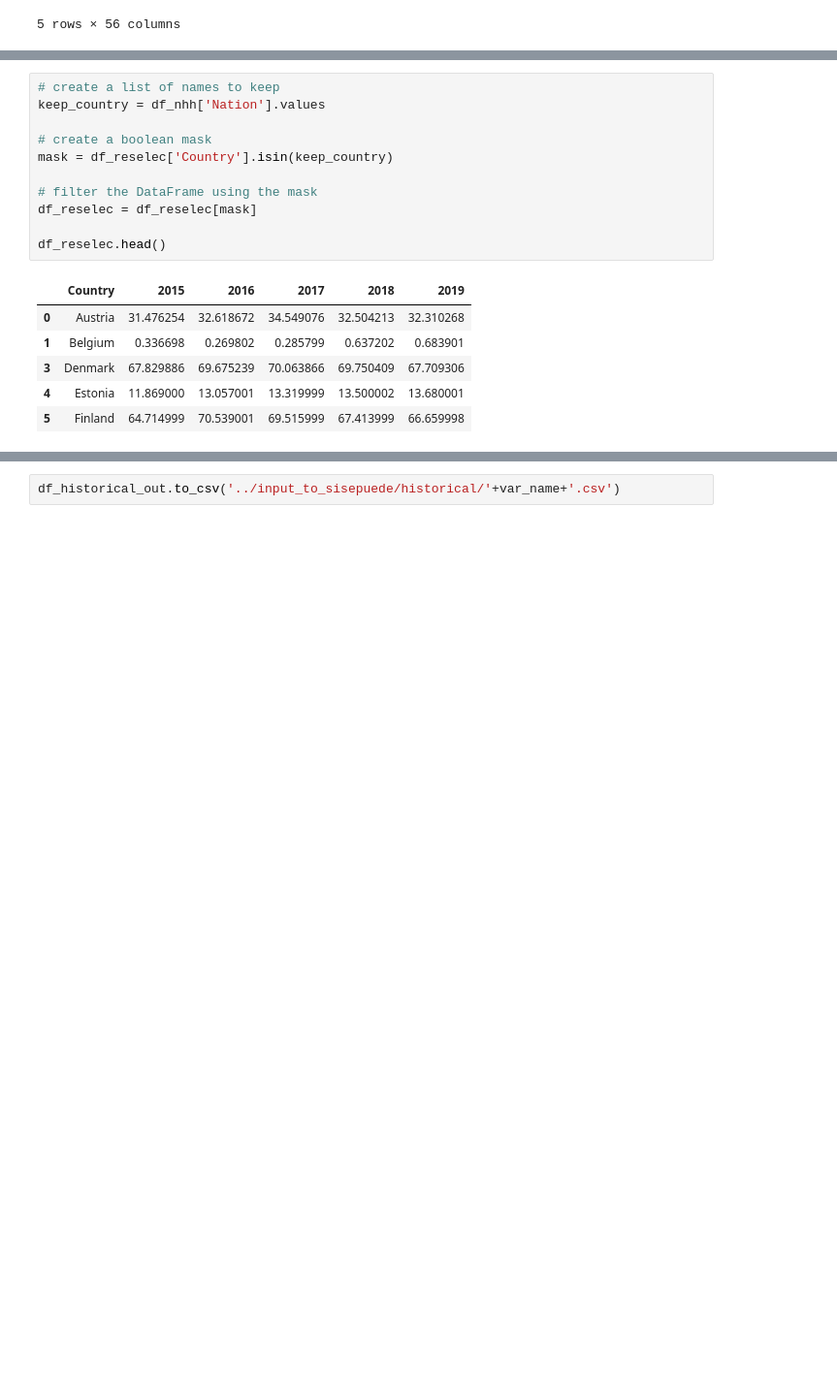
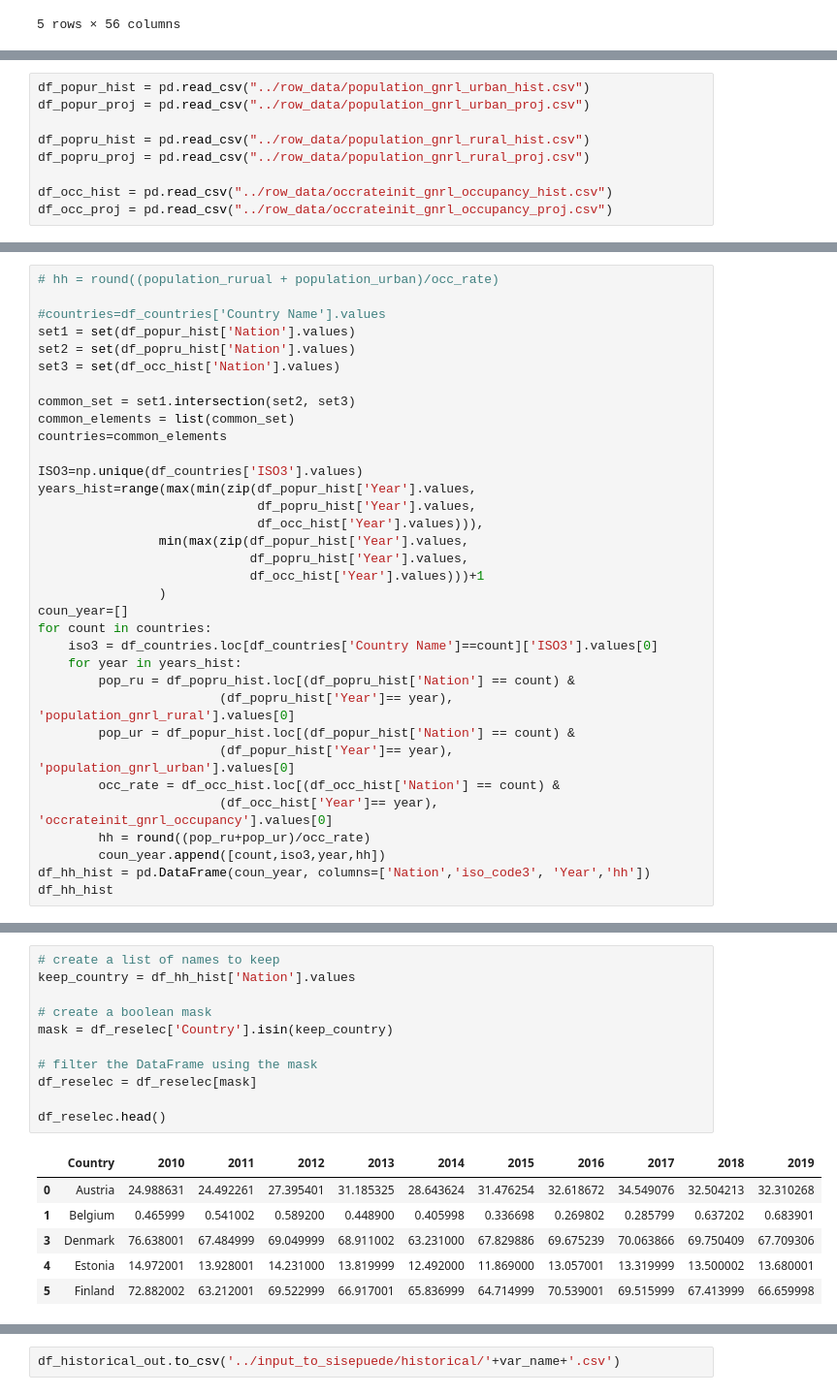
Before and after one commit to milocortes/sisepuede_data, a Jupyter notebook: Energy/consumpinit_scoe_gj_per_hh_residential_heat_energy/src/Process.ipynb, the cells around one changed output, grey strips where cells are left out. Shown at 97% size. Saved outputs shown, nothing was run; the diff lists cells and outputs as text; blank space fills up the shorter version.

```diff
--- a/Energy/consumpinit_scoe_gj_per_hh_residential_heat_energy/src/Process.ipynb
+++ b/Energy/consumpinit_scoe_gj_per_hh_residential_heat_energy/src/Process.ipynb
@@ -77,0 +109,9 @@ df_reselec.head()
+# %%
+df_popur_hist = pd.read_csv("../row_data/population_gnrl_urban_hist.csv")
+df_popur_proj = pd.read_csv("../row_data/population_gnrl_urban_proj.csv")
+
+df_popru_hist = pd.read_csv("../row_data/population_gnrl_rural_hist.csv")
+df_popru_proj = pd.read_csv("../row_data/population_gnrl_rural_proj.csv")
+
+df_occ_hist = pd.read_csv("../row_data/occrateinit_gnrl_occupancy_hist.csv")
+df_occ_proj = pd.read_csv("../row_data/occrateinit_gnrl_occupancy_proj.csv")
@@ -77,0 +132,34 @@ df_reselec.head()
+# %%
+# hh = round((population_rurual + population_urban)/occ_rate)
+
+#countries=df_countries['Country Name'].values
+set1 = set(df_popur_hist['Nation'].values)
+set2 = set(df_popru_hist['Nation'].values)
+set3 = set(df_occ_hist['Nation'].values)
+
+common_set = set1.intersection(set2, set3)
+common_elements = list(common_set)
+countries=common_elements
+
+ISO3=np.unique(df_countries['ISO3'].values)
+years_hist=range(max(min(zip(df_popur_hist['Year'].values,
+                             df_popru_hist['Year'].values,
+                             df_occ_hist['Year'].values))),
+                min(max(zip(df_popur_hist['Year'].values,
+                            df_popru_hist['Year'].values,
+                            df_occ_hist['Year'].values)))+1
+                )
+coun_year=[]
+for count in countries:
+    iso3 = df_countries.loc[df_countries['Country Name']==count]['ISO3'].values[0]
+    for year in years_hist:
+        pop_ru = df_popru_hist.loc[(df_popru_hist['Nation'] == count) &
+                        (df_popru_hist['Year']== year), 'population_gnrl_rural'].values[0]
+        pop_ur = df_popur_hist.loc[(df_popur_hist['Nation'] == count) &
+                        (df_popur_hist['Year']== year), 'population_gnrl_urban'].values[0]
+        occ_rate = df_occ_hist.loc[(df_occ_hist['Nation'] == count) &
+                        (df_occ_hist['Year']== year), 'occrateinit_gnrl_occupancy'].values[0]
+        hh = round((pop_ru+pop_ur)/occ_rate)
+        coun_year.append([count,iso3,year,hh])
+df_hh_hist = pd.DataFrame(coun_year, columns=['Nation','iso_code3', 'Year','hh'])
+df_hh_hist
@@ -109,21 +254,21 @@ df_nhh.head()
 # %%
 # create a list of names to keep
-keep_country = df_nhh['Nation'].values
+keep_country = df_hh_hist['Nation'].values
 
 # create a boolean mask
 mask = df_reselec['Country'].isin(keep_country)
 
 # filter the DataFrame using the mask
 df_reselec = df_reselec[mask]
 
 df_reselec.head()
 # %% [output]
-|  | Country | 2015 | 2016 | 2017 | 2018 | 2019 |
-| 0 | Austria | 31.476254 | 32.618672 | 34.549076 | 32.504213 | 32.310268 |
-| 1 | Belgium | 0.336698 | 0.269802 | 0.285799 | 0.637202 | 0.683901 |
-| 3 | Denmark | 67.829886 | 69.675239 | 70.063866 | 69.750409 | 67.709306 |
-| 4 | Estonia | 11.869000 | 13.057001 | 13.319999 | 13.500002 | 13.680001 |
-| 5 | Finland | 64.714999 | 70.539001 | 69.515999 | 67.413999 | 66.659998 |
+|  | Country | 2010 | 2011 | 2012 | 2013 | 2014 | 2015 | 2016 | 2017 | 2018 | 2019 |
+| 0 | Austria | 24.988631 | 24.492261 | 27.395401 | 31.185325 | 28.643624 | 31.476254 | 32.618672 | 34.549076 | 32.504213 | 32.310268 |
+| 1 | Belgium | 0.465999 | 0.541002 | 0.589200 | 0.448900 | 0.405998 | 0.336698 | 0.269802 | 0.285799 | 0.637202 | 0.683901 |
+| 3 | Denmark | 76.638001 | 67.484999 | 69.049999 | 68.911002 | 63.231000 | 67.829886 | 69.675239 | 70.063866 | 69.750409 | 67.709306 |
+| 4 | Estonia | 14.972001 | 13.928001 | 14.231000 | 13.819999 | 12.492000 | 11.869000 | 13.057001 | 13.319999 | 13.500002 | 13.680001 |
+| 5 | Finland | 72.882002 | 63.212001 | 69.522999 | 66.917001 | 65.836999 | 64.714999 | 70.539001 | 69.515999 | 67.413999 | 66.659998 |
 # %%
 years1=[c for c in list(df_reselec.columns) if type(c)==int]
 years1
```
Also changed, not shown: parts of 19 cells of this notebook, 12 other files.
